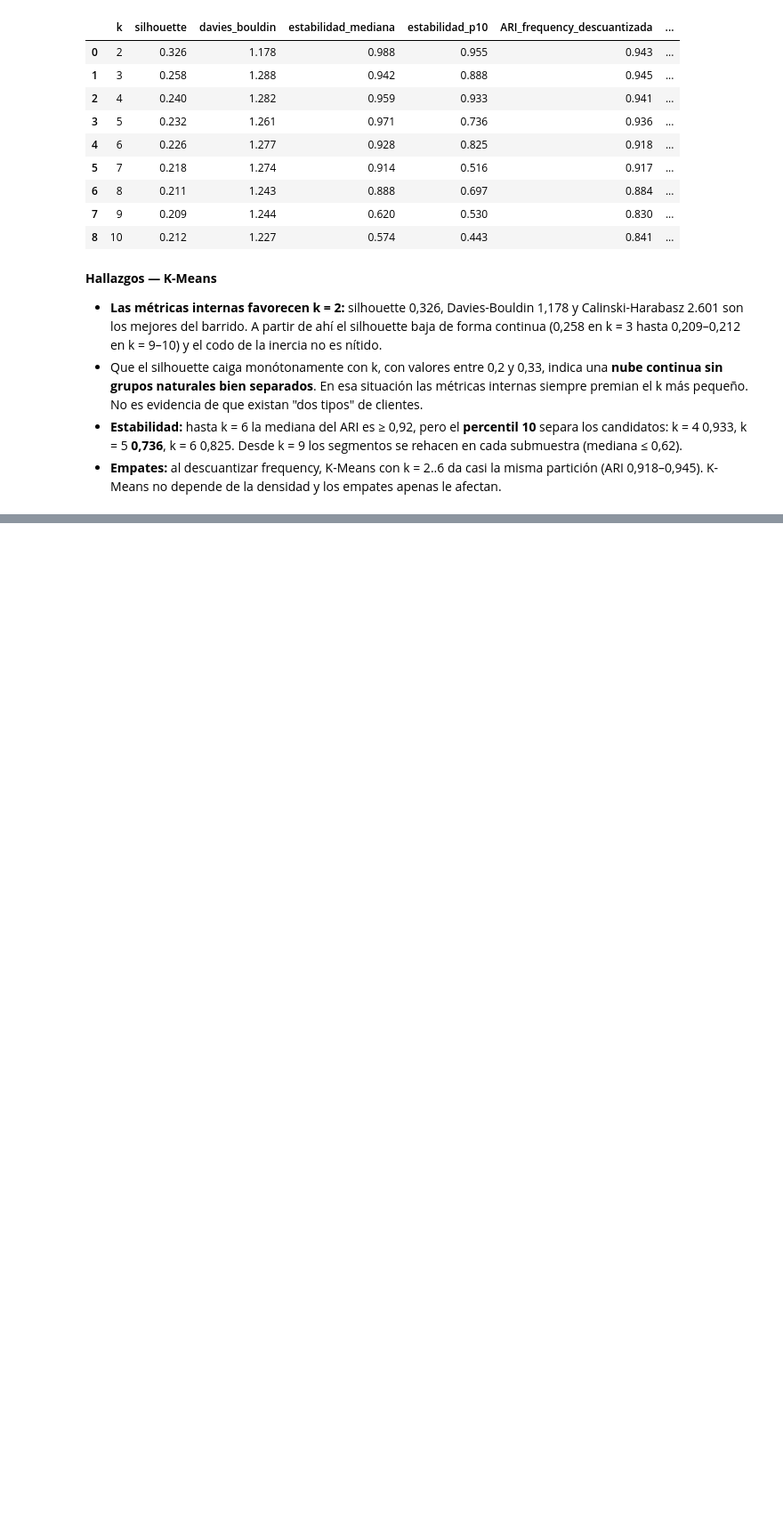
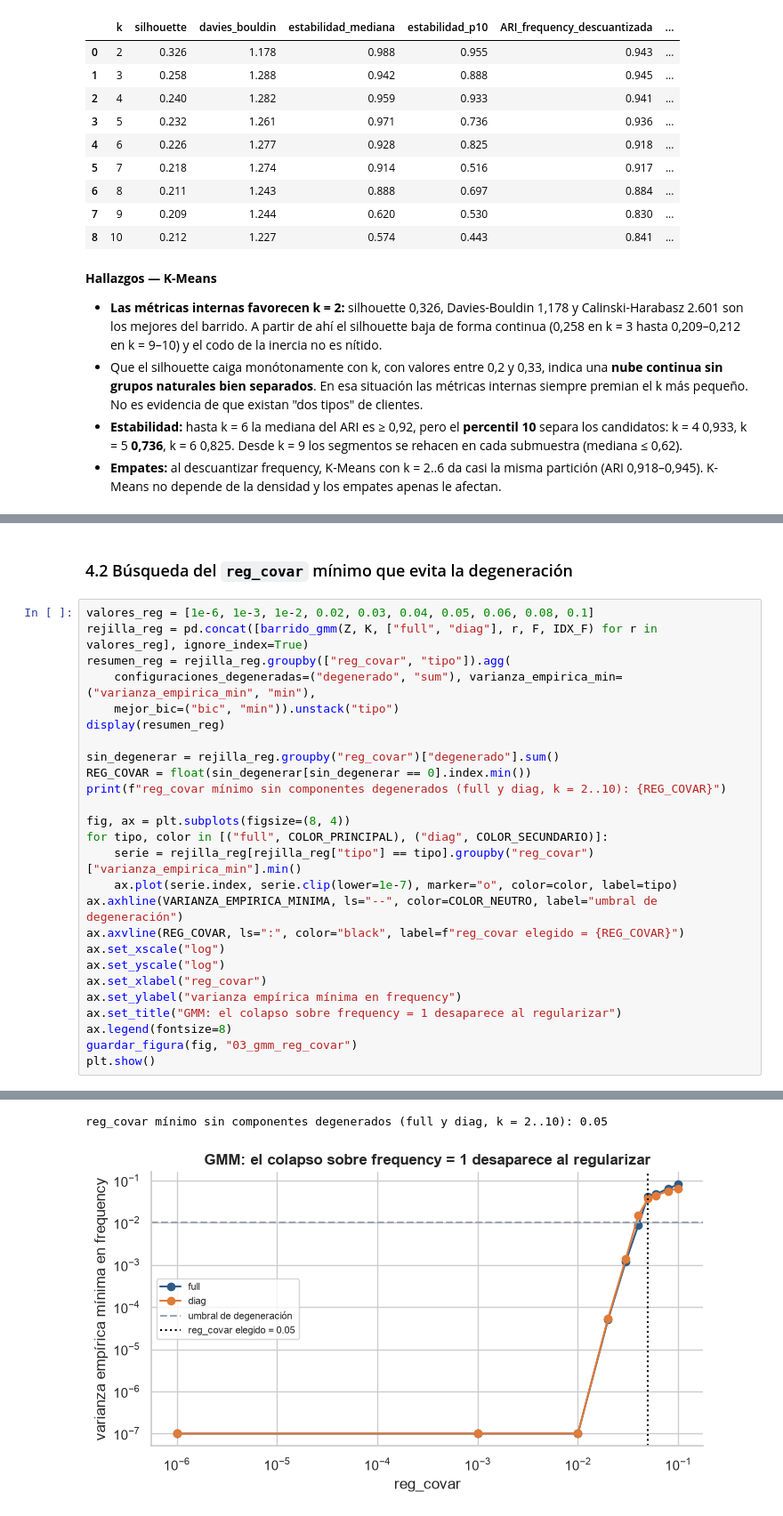
Before and after one commit to Andres766/proeyecto-mineria-de-datos, a Jupyter notebook: notebooks/03_modelado.ipynb, the cells around one changed output, grey strips where cells are left out. Shown at 89% size. Cells and saved outputs as stored; diff of their text form; blank space fills up the shorter version.

Commit message:
Añade GMM con detección de componentes degenerados y selección por BIC

```diff
--- a/notebooks/03_modelado.ipynb
+++ b/notebooks/03_modelado.ipynb
@@ -267,0 +301,29 @@ barrido[["k", "silhouette", "davies_bouldin", "estabilidad_mediana", "estabilida
+# %% [markdown]
+### 4.2 Búsqueda del `reg_covar` mínimo que evita la degeneración
+# %%
+valores_reg = [1e-6, 1e-3, 1e-2, 0.02, 0.03, 0.04, 0.05, 0.06, 0.08, 0.1]
+rejilla_reg = pd.concat([barrido_gmm(Z, K, ["full", "diag"], r, F, IDX_F) for r in valores_reg], ignore_index=True)
+resumen_reg = rejilla_reg.groupby(["reg_covar", "tipo"]).agg(
+    configuraciones_degeneradas=("degenerado", "sum"), varianza_empirica_min=("varianza_empirica_min", "min"),
+    mejor_bic=("bic", "min")).unstack("tipo")
+display(resumen_reg)
+
+sin_degenerar = rejilla_reg.groupby("reg_covar")["degenerado"].sum()
+REG_COVAR = float(sin_degenerar[sin_degenerar == 0].index.min())
+print(f"reg_covar mínimo sin componentes degenerados (full y diag, k = 2..10): {REG_COVAR}")
+
+fig, ax = plt.subplots(figsize=(8, 4))
+for tipo, color in [("full", COLOR_PRINCIPAL), ("diag", COLOR_SECUNDARIO)]:
+    serie = rejilla_reg[rejilla_reg["tipo"] == tipo].groupby("reg_covar")["varianza_empirica_min"].min()
+    ax.plot(serie.index, serie.clip(lower=1e-7), marker="o", color=color, label=tipo)
+ax.axhline(VARIANZA_EMPIRICA_MINIMA, ls="--", color=COLOR_NEUTRO, label="umbral de degeneración")
+ax.axvline(REG_COVAR, ls=":", color="black", label=f"reg_covar elegido = {REG_COVAR}")
+ax.set_xscale("log")
+ax.set_yscale("log")
+ax.set_xlabel("reg_covar")
+ax.set_ylabel("varianza empírica mínima en frequency")
+ax.set_title("GMM: el colapso sobre frequency = 1 desaparece al regularizar")
+ax.legend(fontsize=8)
+guardar_figura(fig, "03_gmm_reg_covar")
+plt.show()
+# %% [output]
@@ -267,0 +343,2 @@ barrido[["k", "silhouette", "davies_bouldin", "estabilidad_mediana", "estabilida
+reg_covar mínimo sin componentes degenerados (full y diag, k = 2..10): 0.05
+[figure, added]
```
Also changed, not shown: parts of 9 cells of this notebook.
